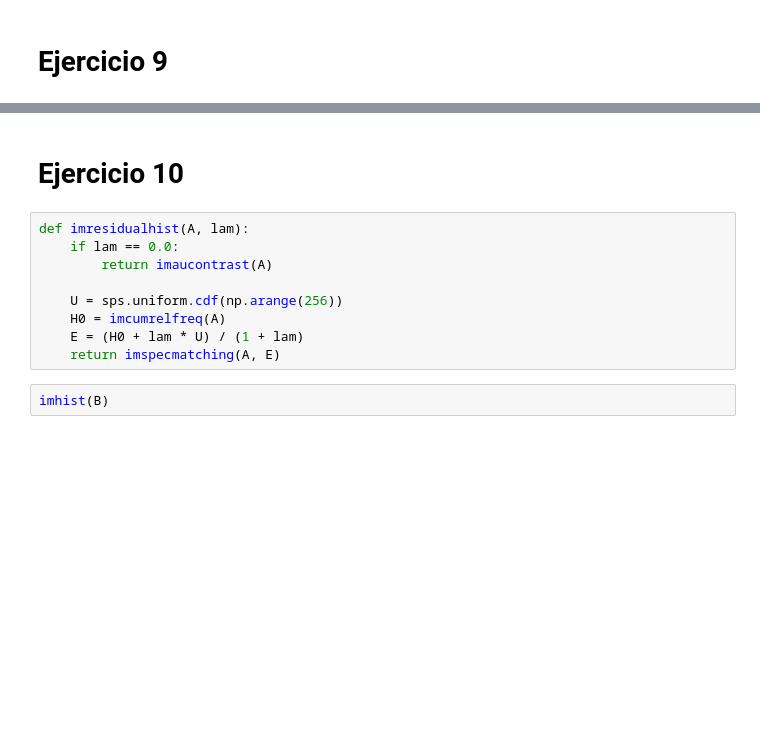
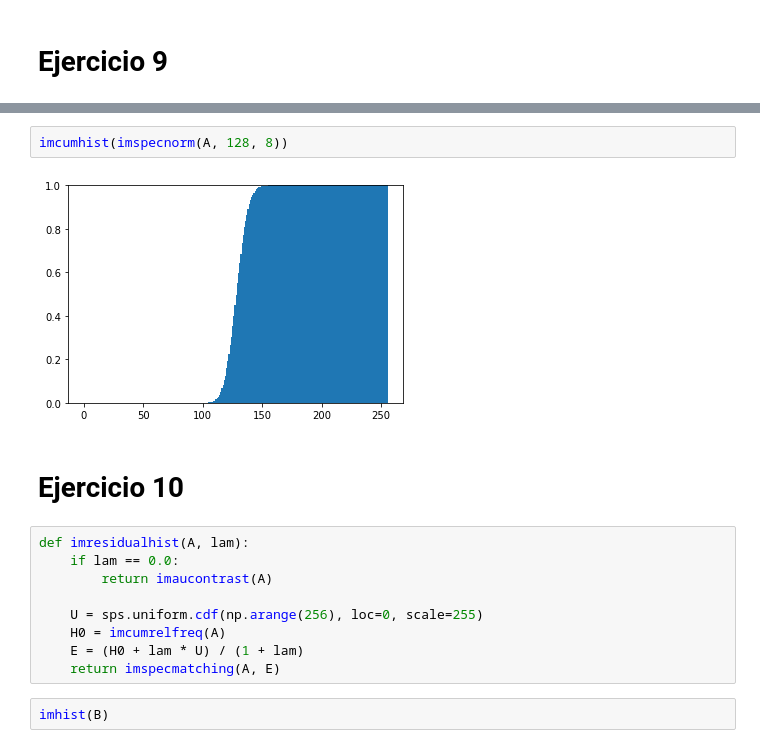
Before and after one commit to jbayardo/dip-tp1, a Jupyter notebook: Práctica 1.ipynb, the cells around one changed output, grey strips where cells are left out. Drawn from its saved outputs; the diff is of its cells as text; blank space fills up the shorter version.

```diff
--- a/Práctica 1.ipynb
+++ b/Práctica 1.ipynb
@@ -254,3 +270,7 @@ ski.io.imshow(imspecnorm(A, 128, 8))
+# %%
+imcumhist(imspecnorm(A, 128, 8))
+# %% [output]
+[figure, added]
 # %% [markdown]
 # Ejercicio 10
 # %%
@@ -258,7 +278,7 @@ def imresidualhist(A, lam):
     if lam == 0.0:
         return imaucontrast(A)
 
-    U = sps.uniform.cdf(np.arange(256))
+    U = sps.uniform.cdf(np.arange(256), loc=0, scale=255)
     H0 = imcumrelfreq(A)
     E = (H0 + lam * U) / (1 + lam)
     return imspecmatching(A, E)
```
Also changed, not shown: parts of 23 cells of this notebook.
